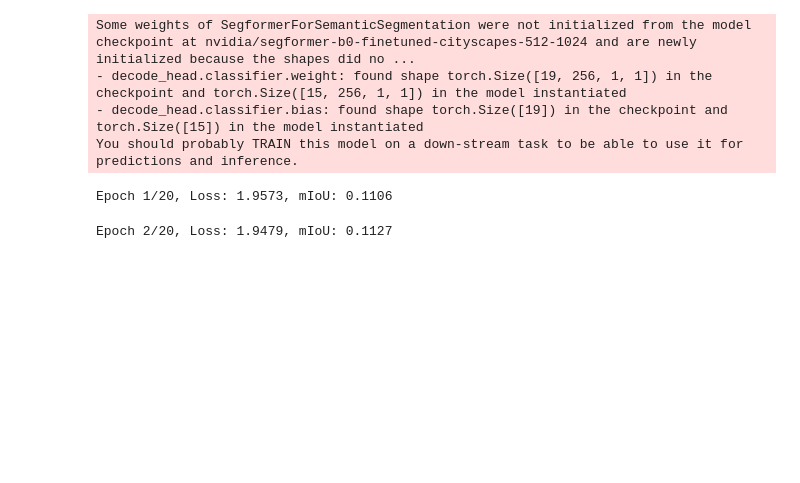
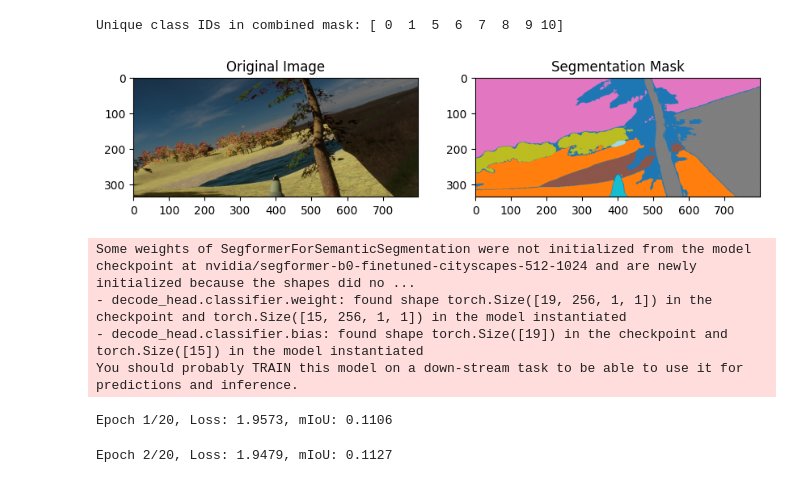
Before and after one commit to 1588mobalmobal/segmentation, a Jupyter notebook: segmentation/image_process.ipynb, the cells around one changed output. Saved outputs shown, nothing was run; the diff lists cells and outputs as text; code cells hidden in the pictures; blank space fills up the shorter version.

```diff
--- a/segmentation/image_process.ipynb
+++ b/segmentation/image_process.ipynb
@@ -56,7 +56,7 @@ class_mapping = {
 
 # i = 0
 
-for json_file in os.listdir(json_destination):
+for json_file in os.listdir(json_destination)[0:1]:
     json_path = os.path.join(json_destination, json_file)
     with open(json_path, 'r') as f:
         data = json.load(f)
@@ -103,45 +103,46 @@ for json_file in os.listdir(json_destination):
                 x1, y1 = int(points[0][0]), int(points[0][1])
                 x2, y2 = int(points[1][0]), int(points[1][1])
                 mask_height, mask_width = mask.shape
                 # print(f"Points: ({x1}, {y1}), ({x2}, {y2})")
                 # print(f"Expected mask size: ({y2-y1}, {x2-x1})")
 
                 # 마스크 크기와 사각형 크기 일치 확인
                 expected_height = y2 - y1 + 1
                 expected_width = x2 - x1 + 1
                 if mask.shape != (expected_height, expected_width):
                     print(f"Mask size mismatch: expected ({expected_height}, {expected_width}), got {mask.shape}")
                     mask = cv2.resize(mask, (expected_width, expected_height), interpolation=cv2.INTER_NEAREST)
 
                 # 원본 마스크에 할당
                 region = combined_mask[y1:y2+1, x1:x2+1]
                 region[mask == 1] = class_id
                 combined_mask[y1:y2+1, x1:x2+1] = region
 
 
             except Exception as e:
                 print(f"Error decoding mask for {label}: {e}")
                 continue
         else:
             print(f"No mask data for {label}, skipping")
 
     mask_path = os.path.join(cwd, 'dataset/masks', json_file.replace('.json','.png'))
     Image.fromarray(combined_mask.astype(np.uint8)).save(mask_path)
     # print(f"Mask saved: {mask_path}")
 
-    # i += 1
 
-    # if i // 200 == 0:
-    #     # 검증 및 시각화
-    #     print("Unique class IDs in combined mask:", np.unique(combined_mask))
-    #     plt.figure(figsize=(10, 5))
-    #     plt.subplot(121)
-    #     plt.imshow(image)
-    #     plt.title("Original Image")
-    #     plt.subplot(122)
-    #     plt.imshow(combined_mask, cmap="tab20")
-    #     plt.title("Segmentation Mask")
-    #     plt.show()
+        # 검증 및 시각화
+    print("Unique class IDs in combined mask:", np.unique(combined_mask))
+    plt.figure(figsize=(10, 5))
+    plt.subplot(121)
+    plt.imshow(image)
+    plt.title("Original Image")
+    plt.subplot(122)
+    plt.imshow(combined_mask, cmap="tab20")
+    plt.title("Segmentation Mask")
+    plt.show()
+# %% [output]
+Unique class IDs in combined mask: [ 0  1  5  6  7  8  9 10]
+[figure, added]
 # %%
 import torch
 from torch.utils.data import Dataset
```
Also changed, not shown: parts of 1 cell of this notebook, 14 other files.
